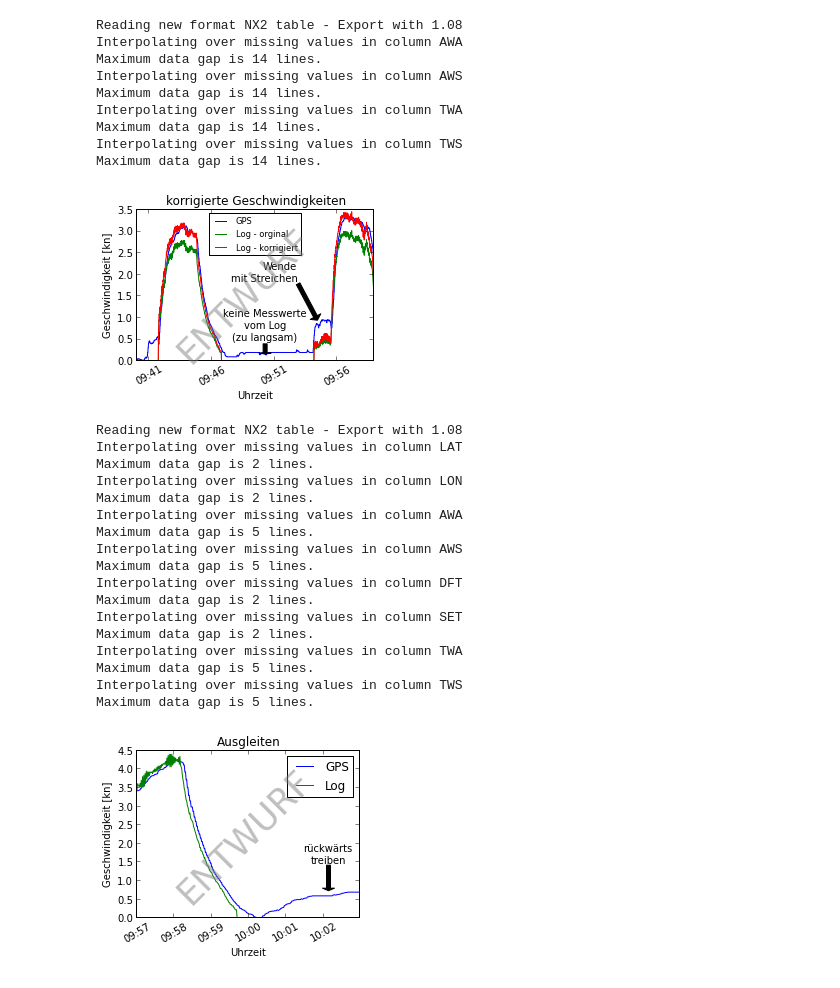
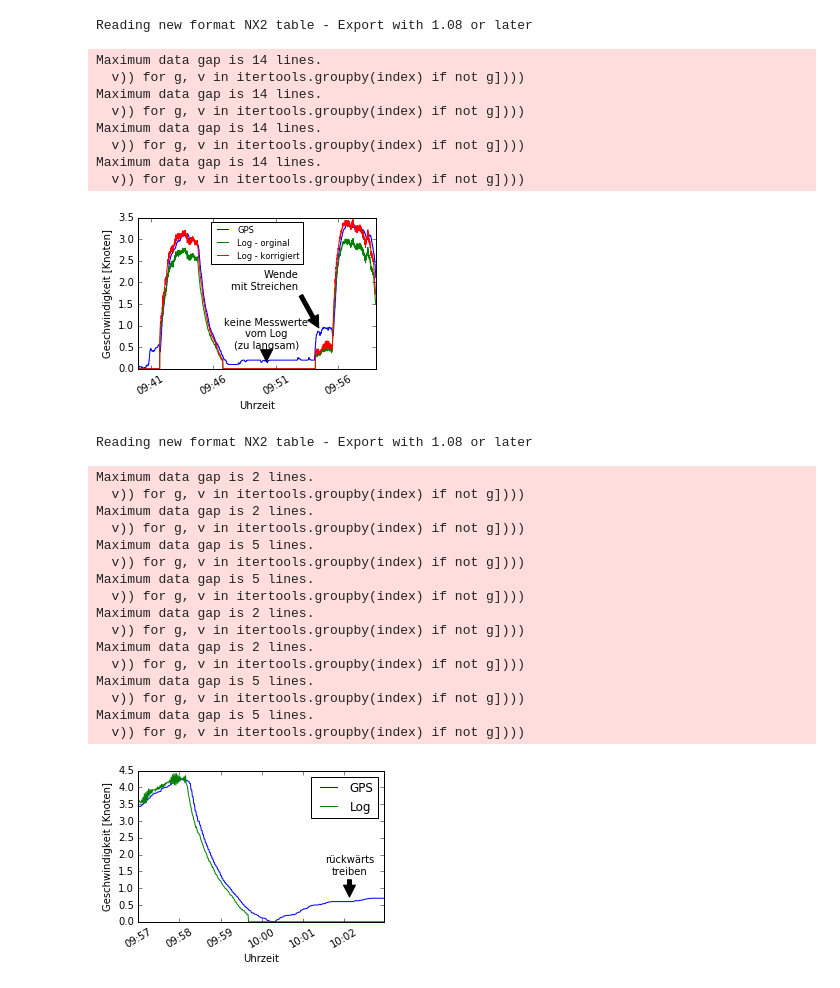
Before and after one commit to Roemerschiff/NX2, a Jupyter notebook: analysis/GrafikenRudern.ipynb, the cells around one changed output. Saved outputs shown, nothing was run; the diff lists cells and outputs as text; code cells hidden in the pictures.

```diff
--- a/analysis/GrafikenRudern.ipynb
+++ b/analysis/GrafikenRudern.ipynb
@@ -1,9 +1,11 @@
 # %%
 import os
 import sys
+import datetime
 
 import numpy as np
 import matplotlib.pyplot as plt
+import matplotlib
 
 # on my computer NX2 is not installed, I just import directly from the development directory
 sys.path.append(os.path.abspath('../'))
@@ -14,10 +16,12 @@ sys.path.append(os.path.abspath('.'))
 import utils
 
 datapath = '/home/moritz/Dropbox/NX2/'
-#datapath = '/data/hguenther/Dropbox/NX2/'
+datapath = '/melkor/d1/guenther/Dropbox/NX2/'
 plotpath = os.path.join(datapath, '2013/')
 
-ENTWURF = True
+%matplotlib inline
+
+ENTWURF = False
 # %%
 ### Korrektur der BSP
 dat = NX2.NX2Table(datapath+'/2011/20110504_third_day_with_mast+rah.00.csv', (4,5,2011))
@@ -36,8 +40,8 @@ bsp2 = ax.plot(d.datetime(), d.BSP * 1.145, label='Log - korrigiert')
 xlab = ax.get_xticklabels()
 for label in xlab: label.set_rotation(30)
 ax.set_xlabel('Uhrzeit')
-ax.set_ylabel('Geschwindigkeit [kn]')
-ax.set_title('korrigierte Geschwindigkeiten')
+ax.set_ylabel('Geschwindigkeit [Knoten]')
+#ax.set_title('korrigierte Geschwindigkeiten')
 ax.legend(loc = 'upper center', prop={'size':'small'})
 
 ax.annotate('Wende\nmit Streichen', xy=(d.datetime()[850], .9),  xycoords='data',
@@ -52,60 +56,62 @@ ax.annotate('keine Messwerte\nvom Log\n(zu langsam)', xy=(d.datetime()[600], .15
                 )
 if ENTWURF: fig.text(.5,.5, 'ENTWURF', rotation=45,ha='center', va='center', fontsize=35, alpha=.5, color='grey')
 fig.subplots_adjust(bottom=.2, right=0.95)
-fig.savefig(plotpath + '/corr_BSP2.png')
+fig.savefig(plotpath + '/corr_BSP2.pdf', transparent=True)
 # %% [output]
-Reading new format NX2 table - Export with 1.08
-Interpolating over missing values in column AWA
-Maximum data gap is 14 lines.
-Interpolating over missing values in column AWS
-Maximum data gap is 14 lines.
-Interpolating over missing values in column TWA
-Maximum data gap is 14 lines.
-Interpolating over missing values in column TWS
-Maximum data gap is 14 lines.
+Reading new format NX2 table - Export with 1.08 or later
+Maximum data gap is 14 lines.
+  v)) for g, v in itertools.groupby(index) if not g])))
+Maximum data gap is 14 lines.
+  v)) for g, v in itertools.groupby(index) if not g])))
+Maximum data gap is 14 lines.
+  v)) for g, v in itertools.groupby(index) if not g])))
+Maximum data gap is 14 lines.
+  v)) for g, v in itertools.groupby(index) if not g])))
-[figure, old version]
+[figure, new version]
 # %%
 dat = NX2.NX2Table(datapath+'/2011/20110505_fourth_day_with_mast+rah.00.csv', (5,5,2011))
 d = dat.when(t1=(9,57,0),t2=(10,02,59))
 d.BSP = d.BSP * 1.13
 fig = plt.figure(figsize=(4,3))
 fig.canvas.set_window_title('Bootsgeschwindigkeit')
 ax = fig.add_subplot(111)
 ax.xaxis.set_major_formatter(matplotlib.dates.DateFormatter('%H:%M', tz=None))
 sog = ax.plot(d.datetime(), d.SOG, label='GPS')
 bsp = ax.plot(d.datetime(), d.BSP, label='Log')
 xlab = ax.get_xticklabels()
 for label in xlab: label.set_rotation(30)
 plt.xlabel('Uhrzeit')
-plt.ylabel('Geschwindigkeit [kn]')
-plt.title('Ausgleiten')
+plt.ylabel('Geschwindigkeit [Knoten]')
+#plt.title('Ausgleiten')
 plt.legend(loc = 'upper right')
-annotate(u'rückwärts\ntreiben', xy=(d.datetime()[300], .7),  xycoords='data',
+plt.annotate(u'rückwärts\ntreiben', xy=(d.datetime()[300], .7),  xycoords='data',
                 xytext=(d.datetime()[300], 2), textcoords='data',
                 arrowprops=dict(facecolor='black', shrink=0.05),
                 horizontalalignment='center', verticalalignment='top',
                 )
+fig = plt.gcf()
+fig.subplots_adjust(bottom=0.25, right=0.98, top=0.95)
 if ENTWURF: fig.text(.5,.5, 'ENTWURF', rotation=45,ha='center', va='center', fontsize=35, alpha=.5, color='grey')
-plt.savefig(plotpath+'/Ausgleiten.png')
+plt.savefig(plotpath+'/Ausgleiten.pdf', transparent=True)
 # %% [output]
-Reading new format NX2 table - Export with 1.08
-Interpolating over missing values in column LAT
-Maximum data gap is 2 lines.
-Interpolating over missing values in column LON
-Maximum data gap is 2 lines.
-Interpolating over missing values in column AWA
-Maximum data gap is 5 lines.
-Interpolating over missing values in column AWS
-Maximum data gap is 5 lines.
-Interpolating over missing values in column DFT
-Maximum data gap is 2 lines.
-Interpolating over missing values in column SET
-Maximum data gap is 2 lines.
-Interpolating over missing values in column TWA
-Maximum data gap is 5 lines.
-Interpolating over missing values in column TWS
-Maximum data gap is 5 lines.
+Reading new format NX2 table - Export with 1.08 or later
+Maximum data gap is 2 lines.
+  v)) for g, v in itertools.groupby(index) if not g])))
+Maximum data gap is 2 lines.
+  v)) for g, v in itertools.groupby(index) if not g])))
+Maximum data gap is 5 lines.
+  v)) for g, v in itertools.groupby(index) if not g])))
+Maximum data gap is 5 lines.
+  v)) for g, v in itertools.groupby(index) if not g])))
+Maximum data gap is 2 lines.
+  v)) for g, v in itertools.groupby(index) if not g])))
+Maximum data gap is 2 lines.
+  v)) for g, v in itertools.groupby(index) if not g])))
+Maximum data gap is 5 lines.
+  v)) for g, v in itertools.groupby(index) if not g])))
+Maximum data gap is 5 lines.
+  v)) for g, v in itertools.groupby(index) if not g])))
-[figure, old version]
+[figure, new version]
 # %%
 dat = NX2.NX2Table(datapath+'/2011/20110506_fifth_day_with_mast+rah_quer.00.csv', (6,5,2011))
 d = dat.when(t1=(9,42,0),t2=(9,47,59))
```
Also changed, not shown: parts of 3 cells of this notebook, 3 other files.
